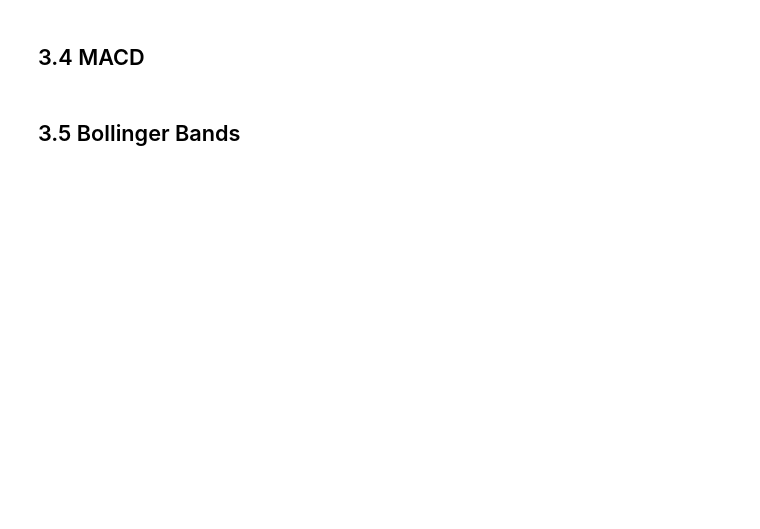
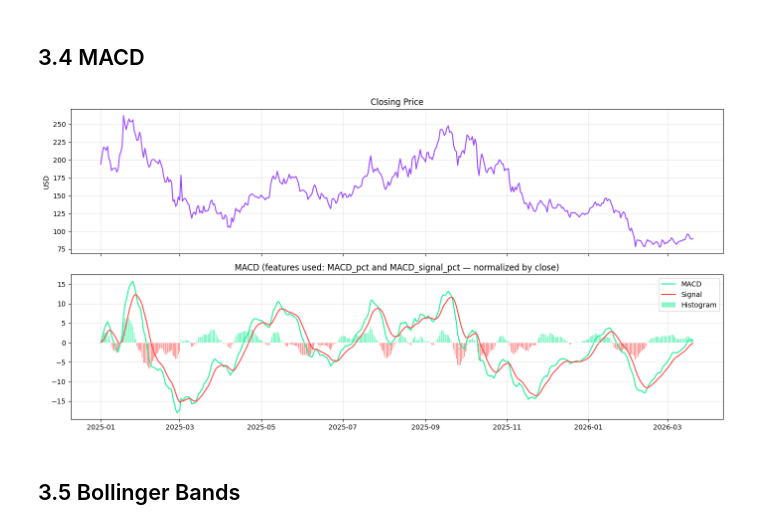
Before and after one commit to cronaline/sol-price-predictor, a Jupyter notebook: notebooks/03_feature_engineering.ipynb, the cells around one changed output. Drawn from its saved outputs; the diff is of its cells as text; code cells hidden in the pictures; blank space fills up the shorter version.

```diff
--- a/notebooks/03_feature_engineering.ipynb
+++ b/notebooks/03_feature_engineering.ipynb
@@ -113,25 +142,31 @@ plt.show()
 # %%
 # MACD = EMA_12 - EMA_26
 df['MACD']        = df['EMA_12'] - df['EMA_26']
 df['MACD_signal'] = df['MACD'].ewm(span=9, adjust=False).mean()
 df['MACD_hist']   = df['MACD'] - df['MACD_signal']
+
+# Normalize by close price (scale-invariant, in %)
+df['MACD_pct']        = df['MACD']        / df['Close'] * 100
+df['MACD_signal_pct'] = df['MACD_signal'] / df['Close'] * 100
 
 fig, axes = plt.subplots(2, 1, figsize=(14, 7), sharex=True)
 axes[0].plot(df.index, df['Close'], color='#9945FF', linewidth=1.5)
 axes[0].set_title('Closing Price')
 axes[0].set_ylabel('USD')
 
 axes[1].plot(df.index, df['MACD'], label='MACD', color='#14F195', linewidth=1.5)
 axes[1].plot(df.index, df['MACD_signal'], label='Signal', color='#FF4444', linewidth=1.5)
 colors_macd = ['#14F195' if v >= 0 else '#FF4444' for v in df['MACD_hist'].fillna(0)]
 axes[1].bar(df.index, df['MACD_hist'], color=colors_macd, alpha=0.5, label='Histogram')
 axes[1].axhline(0, color='white', linewidth=0.5)
-axes[1].set_title('MACD')
+axes[1].set_title('MACD (features used: MACD_pct and MACD_signal_pct — normalized by close)')
 axes[1].legend()
 
 plt.tight_layout()
 plt.savefig(os.path.join(RAW_DIR, '03_macd.png'), dpi=150, bbox_inches='tight')
 plt.show()
+# %% [output]
+[figure, added]
 # %% [markdown]
 ## 3.5 Bollinger Bands
 # %%
```
Also changed, not shown: parts of 20 cells of this notebook, 3 other files.
